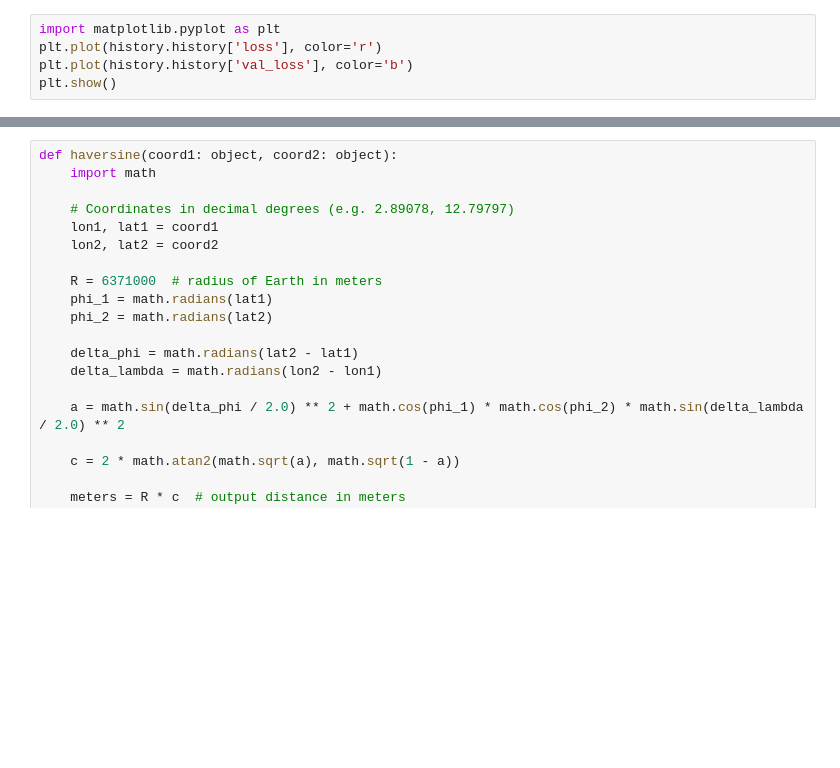
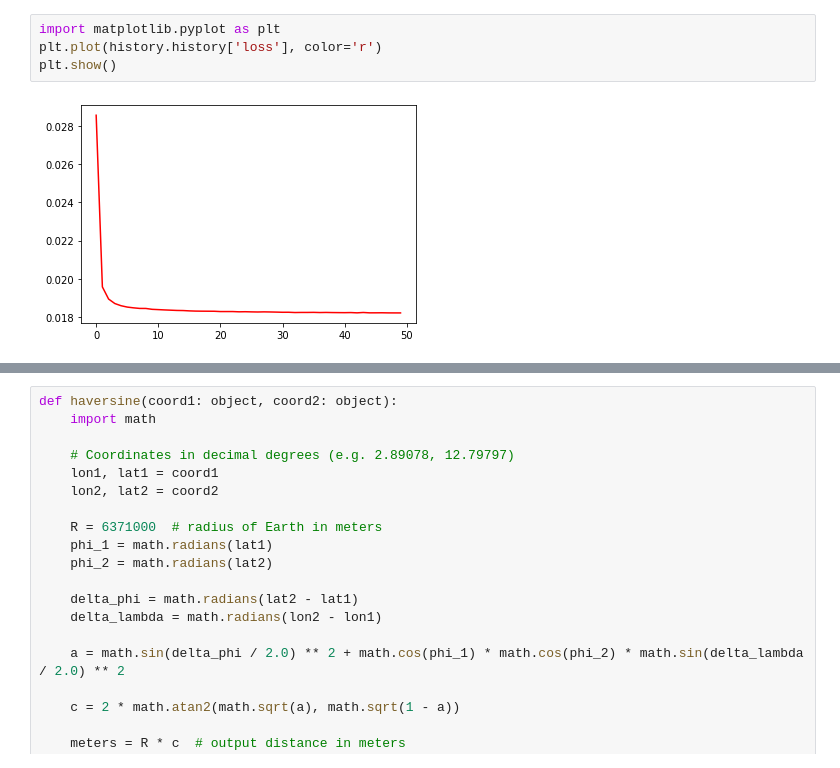
Before and after one commit to wwebeam6508/Development-of-Predictive-Model-for-Trip-Destination-of-Dockless-Shared-Scooters, a Jupyter notebook: Model_OnlyFCN.ipynb, the cells around one changed output, grey strips where cells are left out. Cells and saved outputs as stored; diff of their text form; blank space fills up the shorter version.

```diff
--- a/Model_OnlyFCN.ipynb
+++ b/Model_OnlyFCN.ipynb
@@ -120,7 +138,8 @@ KeyboardInterrupt:
 # %%
 import matplotlib.pyplot as plt
 plt.plot(history.history['loss'], color='r')
-plt.plot(history.history['val_loss'], color='b')
 plt.show()
+# %% [output]
+[figure, added]
 # %%
 model.evaluate([x_test[:,0:4],x_test[:,4:]], y_test)
```
Also changed, not shown: parts of 12 cells of this notebook, 2 other files.
